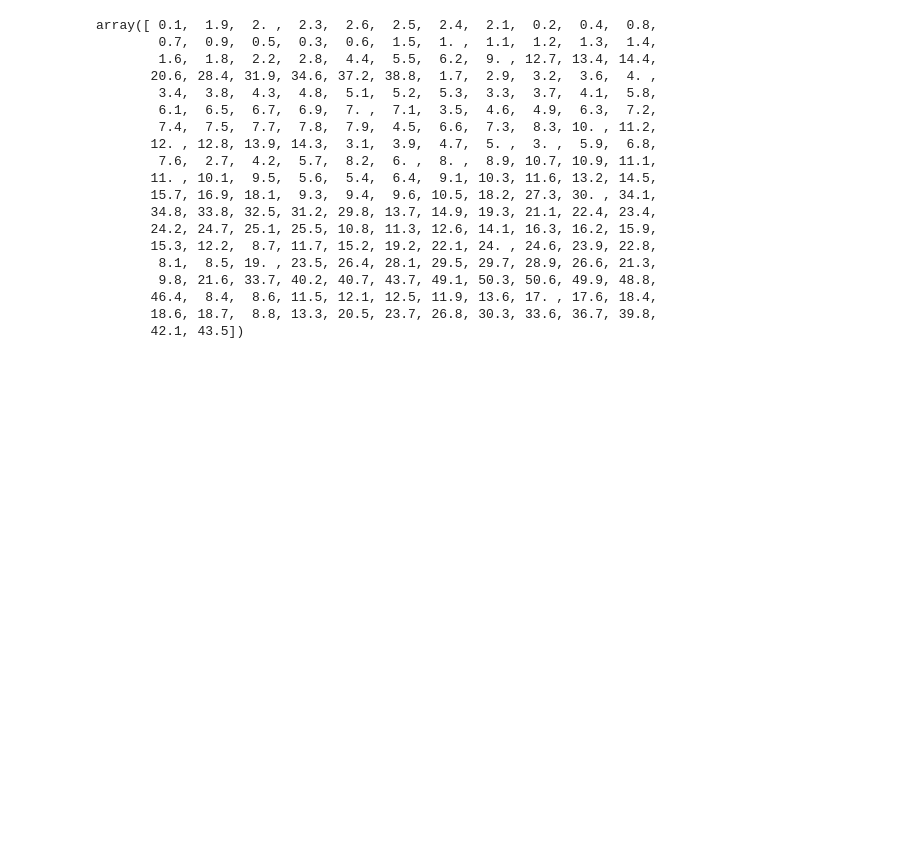
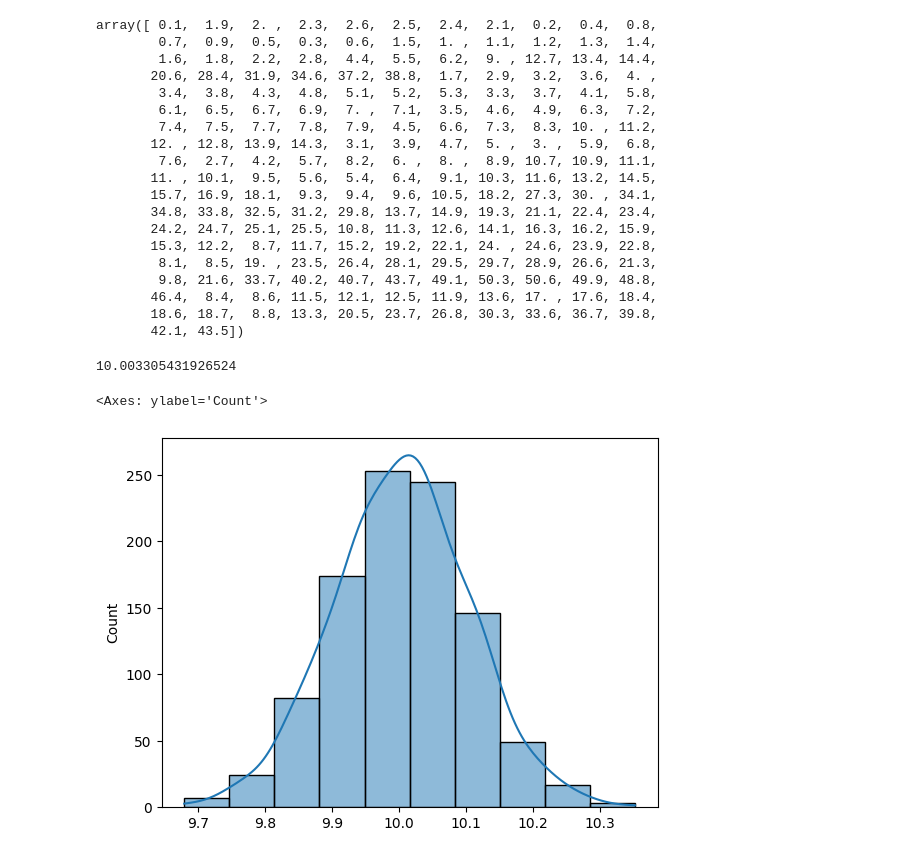
Before and after one commit to MachadoGabrielB/Bootcamp-Data-science, a Jupyter notebook: Personal/6 - Análise exploratória/2023.08.24 - aula 2.ipynb, the cells around one changed output. Cells and saved outputs as stored; diff of their text form; code cells hidden in the pictures; blank space fills up the shorter version.

```diff
--- a/Personal/6 - Análise exploratória/2023.08.24 - aula 2.ipynb
+++ b/Personal/6 - Análise exploratória/2023.08.24 - aula 2.ipynb
@@ -465,3 +488,15 @@ array([ 0.1,  1.9,  2. ,  2.3,  2.6,  2.5,  2.4,  2.1,  0.2,  0.4,  0.8,
        46.4,  8.4,  8.6, 11.5, 12.1, 12.5, 11.9, 13.6, 17. , 17.6, 18.4,
        18.6, 18.7,  8.8, 13.3, 20.5, 23.7, 26.8, 30.3, 33.6, 36.7, 39.8,
        42.1, 43.5])
+# %%
+mu, sigma = 10, 0.1 # mean and standard deviation
+s = np.random.normal(mu, sigma, 1000)
+# %%
+s.mean()
+# %% [output]
+10.003305431926524
+# %%
+sns.histplot(s, bins=10, kde= True)
+# %% [output]
+<Axes: ylabel='Count'>
+[figure, added]
```
Also changed, not shown: parts of 23 cells of this notebook.
